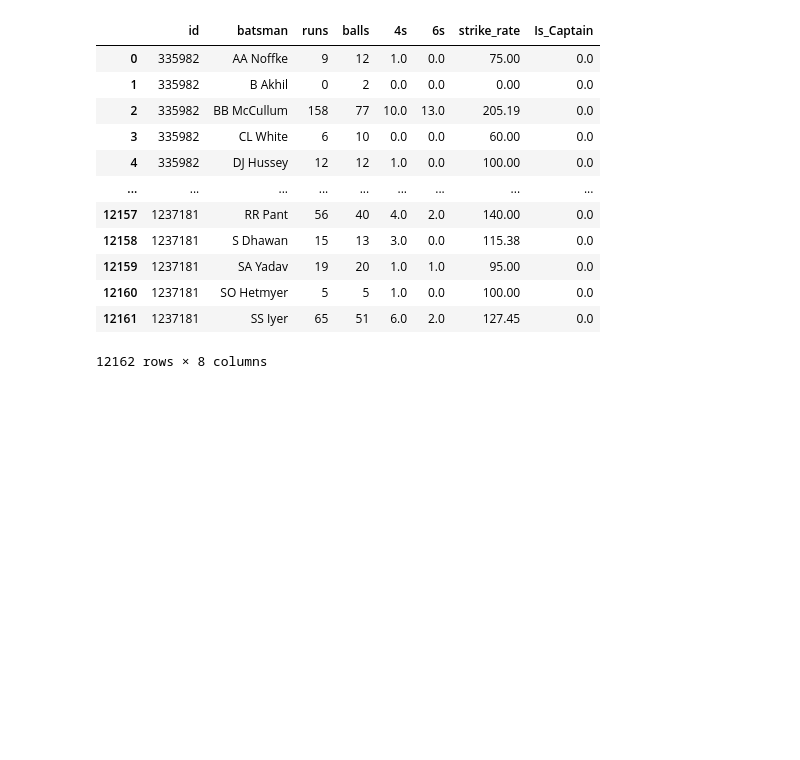
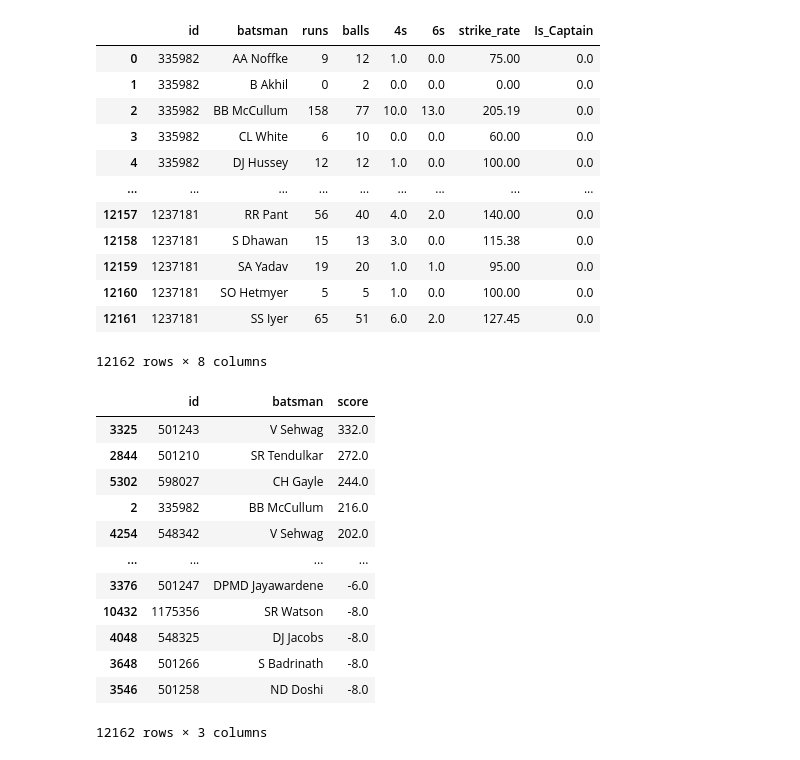
Before and after one commit to akashpagi/DATA-ANALYSIS-FOR-DATA-SCIENCE, a Jupyter notebook: EXTRA SESSION - ETL USING AWS RDS.ipynb, the cells around one changed output. Cells and saved outputs as stored; diff of their text form; code cells hidden in the pictures; blank space fills up the shorter version.

Commit message:
Export completed

```diff
--- a/EXTRA SESSION - ETL USING AWS RDS.ipynb
+++ b/EXTRA SESSION - ETL USING AWS RDS.ipynb
@@ -173,3 +175,59 @@ final_df
 | 12160 | 1237181 | SO Hetmyer | 5 | 5 | 1.0 | 0.0 | 100.00 | 0.0 |
 | 12161 | 1237181 | SS Iyer | 65 | 51 | 6.0 | 2.0 | 127.45 | 0.0 |
 12162 rows × 8 columns
+# %%
+def dream11(row):
+  score = 0
+
+  score = score + row['runs'] + row['4s'] + 2*row['6s']
+
+  if row['runs'] >= 100:
+    score = score + 16
+  elif row['runs'] >= 50 and row['runs'] < 100:
+    score = score + 8
+  elif row['runs'] >= 30 and row['runs'] < 50:
+    score = score + 4
+  elif row['runs'] == 0:
+    score = score - 2
+
+  if row['balls'] >= 10:
+    if row['strike_rate'] > 170:
+      score = score + 6
+    elif row['strike_rate'] > 150 and row['strike_rate'] <= 170:
+      score = score + 4
+    elif row['strike_rate'] > 130 and row['strike_rate'] <= 150:
+      score = score + 2
+    elif row['strike_rate'] > 60 and row['strike_rate'] <= 70:
+      score = score - 2
+    elif row['strike_rate'] > 50 and row['strike_rate'] <= 60:
+      score = score - 4
+    elif row['strike_rate'] <= 50:
+      score = score - 6
+    else:
+      pass
+
+  if row['Is_Captain'] == 1:
+    score = score*2
+
+
+  return score
+# %%
+final_df['score'] = final_df.apply(dream11, axis=1)
+# %%
+export_df = final_df.sort_values('score',ascending=False)[['id','batsman','score']]
+# %%
+export_df
+# %% [output]
+|  | id | batsman | score |
+| 3325 | 501243 | V Sehwag | 332.0 |
+| 2844 | 501210 | SR Tendulkar | 272.0 |
+| 5302 | 598027 | CH Gayle | 244.0 |
+| 2 | 335982 | BB McCullum | 216.0 |
+| 4254 | 548342 | V Sehwag | 202.0 |
+| ... | ... | ... | ... |
+| 3376 | 501247 | DPMD Jayawardene | -6.0 |
+| 10432 | 1175356 | SR Watson | -8.0 |
+| 4048 | 548325 | DJ Jacobs | -8.0 |
+| 3648 | 501266 | S Badrinath | -8.0 |
+| 3546 | 501258 | ND Doshi | -8.0 |
+12162 rows × 3 columns
```
Also changed, not shown: parts of 2 cells of this notebook.
